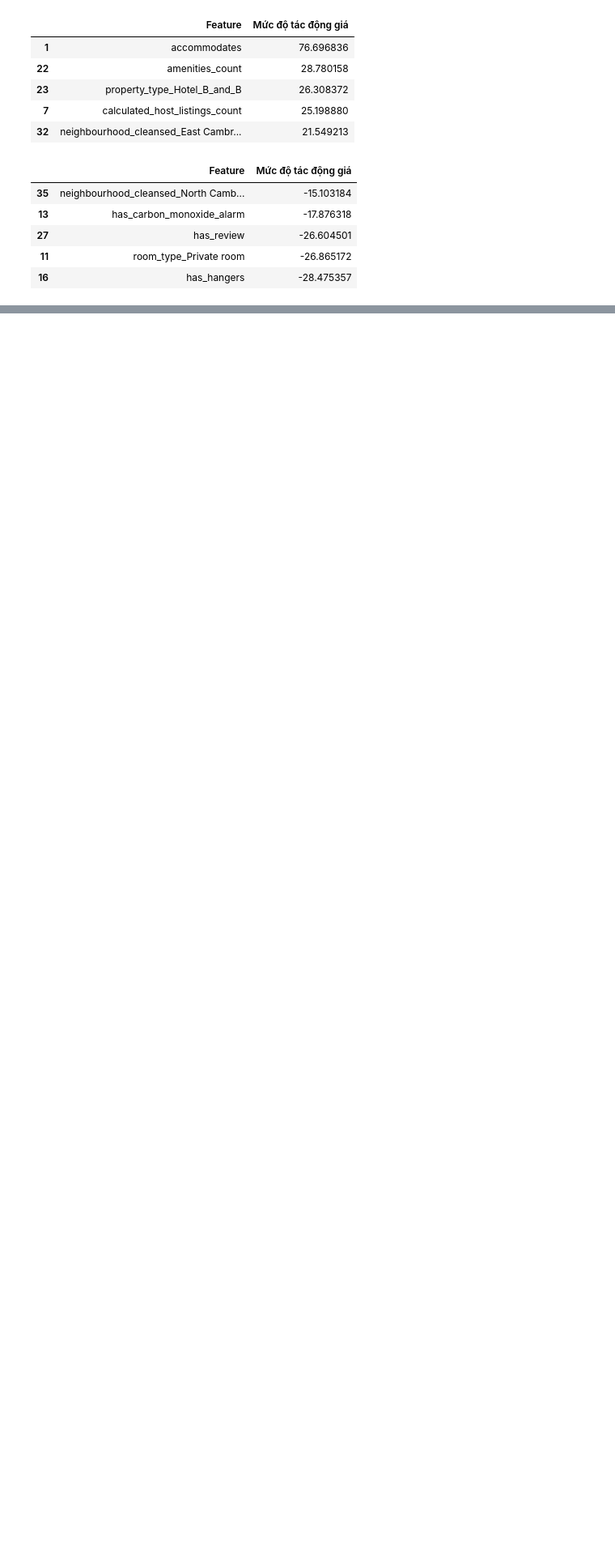
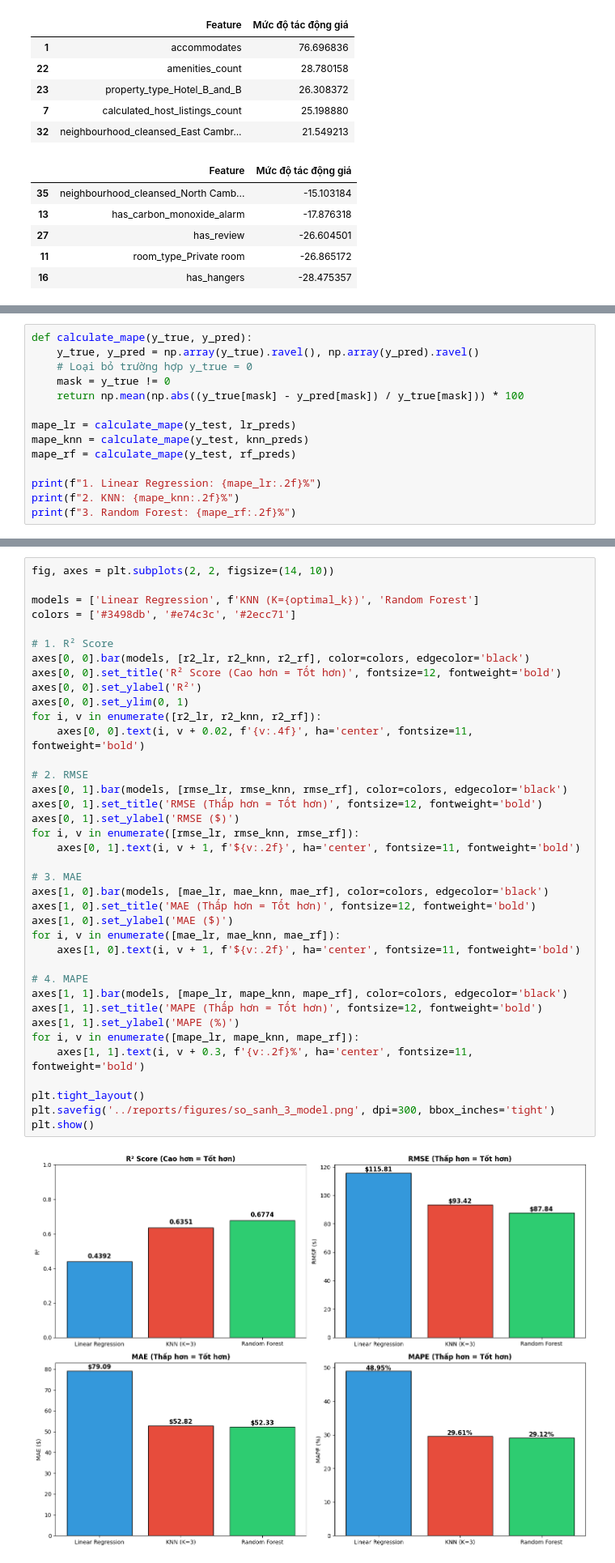
Before and after one commit to baokhanhth/Group01_Data_Analysis, a Jupyter notebook: notebooks/model_prototyping.ipynb, the cells around one changed output, grey strips where cells are left out. Shown at 81% size. Cells and saved outputs as stored; diff of their text form; blank space fills up the shorter version.

```diff
--- a/notebooks/model_prototyping.ipynb
+++ b/notebooks/model_prototyping.ipynb
@@ -66,0 +141,14 @@ display(coefficients.tail(5))
+# %%
+def calculate_mape(y_true, y_pred):
+    y_true, y_pred = np.array(y_true).ravel(), np.array(y_pred).ravel()
+    # Loại bỏ trường hợp y_true = 0
+    mask = y_true != 0
+    return np.mean(np.abs((y_true[mask] - y_pred[mask]) / y_true[mask])) * 100
+
+mape_lr = calculate_mape(y_test, lr_preds)
+mape_knn = calculate_mape(y_test, knn_preds)
+mape_rf = calculate_mape(y_test, rf_preds)
+
+print(f"1. Linear Regression: {mape_lr:.2f}%")
+print(f"2. KNN: {mape_knn:.2f}%")
+print(f"3. Random Forest: {mape_rf:.2f}%")
@@ -66,0 +176,40 @@ display(coefficients.tail(5))
+# %%
+fig, axes = plt.subplots(2, 2, figsize=(14, 10))
+
+models = ['Linear Regression', f'KNN (K={optimal_k})', 'Random Forest']
+colors = ['#3498db', '#e74c3c', '#2ecc71']
+
+# 1. R² Score
+axes[0, 0].bar(models, [r2_lr, r2_knn, r2_rf], color=colors, edgecolor='black')
+axes[0, 0].set_title('R² Score (Cao hơn = Tốt hơn)', fontsize=12, fontweight='bold')
+axes[0, 0].set_ylabel('R²')
+axes[0, 0].set_ylim(0, 1)
+for i, v in enumerate([r2_lr, r2_knn, r2_rf]):
+    axes[0, 0].text(i, v + 0.02, f'{v:.4f}', ha='center', fontsize=11, fontweight='bold')
+
+# 2. RMSE
+axes[0, 1].bar(models, [rmse_lr, rmse_knn, rmse_rf], color=colors, edgecolor='black')
+axes[0, 1].set_title('RMSE (Thấp hơn = Tốt hơn)', fontsize=12, fontweight='bold')
+axes[0, 1].set_ylabel('RMSE ($)')
+for i, v in enumerate([rmse_lr, rmse_knn, rmse_rf]):
+    axes[0, 1].text(i, v + 1, f'${v:.2f}', ha='center', fontsize=11, fontweight='bold')
+
+# 3. MAE
+axes[1, 0].bar(models, [mae_lr, mae_knn, mae_rf], color=colors, edgecolor='black')
+axes[1, 0].set_title('MAE (Thấp hơn = Tốt hơn)', fontsize=12, fontweight='bold')
+axes[1, 0].set_ylabel('MAE ($)')
+for i, v in enumerate([mae_lr, mae_knn, mae_rf]):
+    axes[1, 0].text(i, v + 1, f'${v:.2f}', ha='center', fontsize=11, fontweight='bold')
+
+# 4. MAPE
+axes[1, 1].bar(models, [mape_lr, mape_knn, mape_rf], color=colors, edgecolor='black')
+axes[1, 1].set_title('MAPE (Thấp hơn = Tốt hơn)', fontsize=12, fontweight='bold')
+axes[1, 1].set_ylabel('MAPE (%)')
+for i, v in enumerate([mape_lr, mape_knn, mape_rf]):
+    axes[1, 1].text(i, v + 0.3, f'{v:.2f}%', ha='center', fontsize=11, fontweight='bold')
+
+plt.tight_layout()
+plt.savefig('../reports/figures/so_sanh_3_model.png', dpi=300, bbox_inches='tight')
+plt.show()
+# %% [output]
+[figure, added]
```
Also changed, not shown: parts of 8 cells of this notebook, 11 other files.
